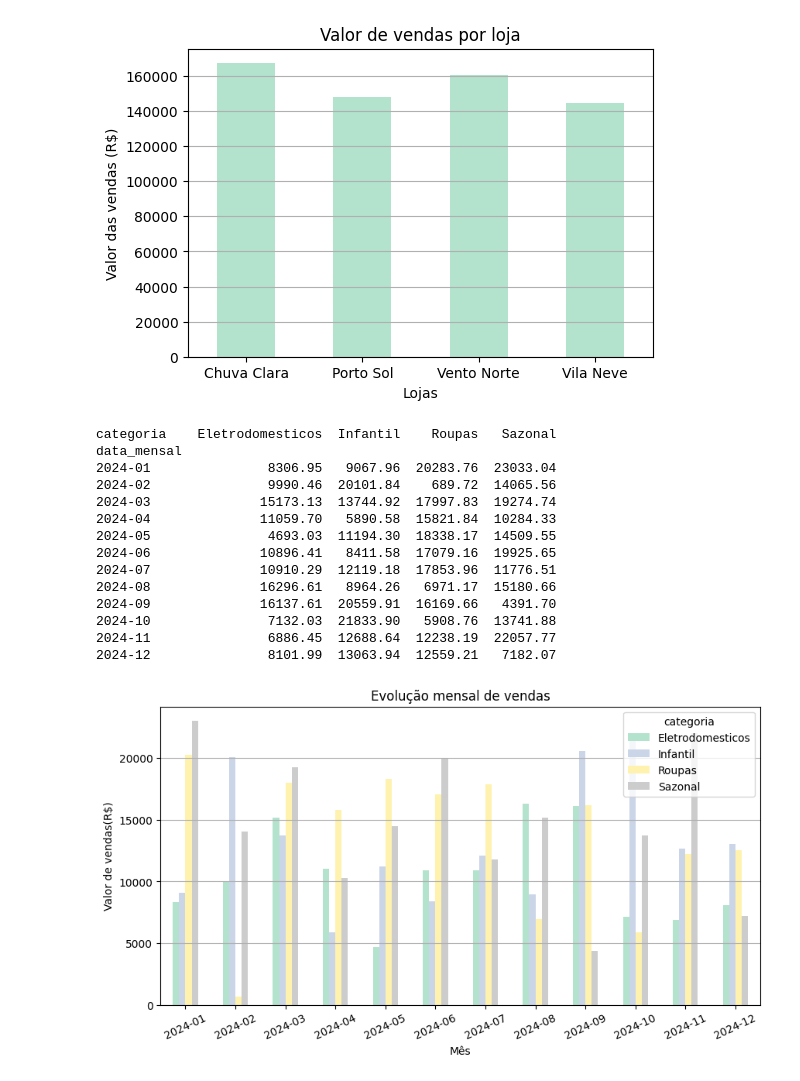
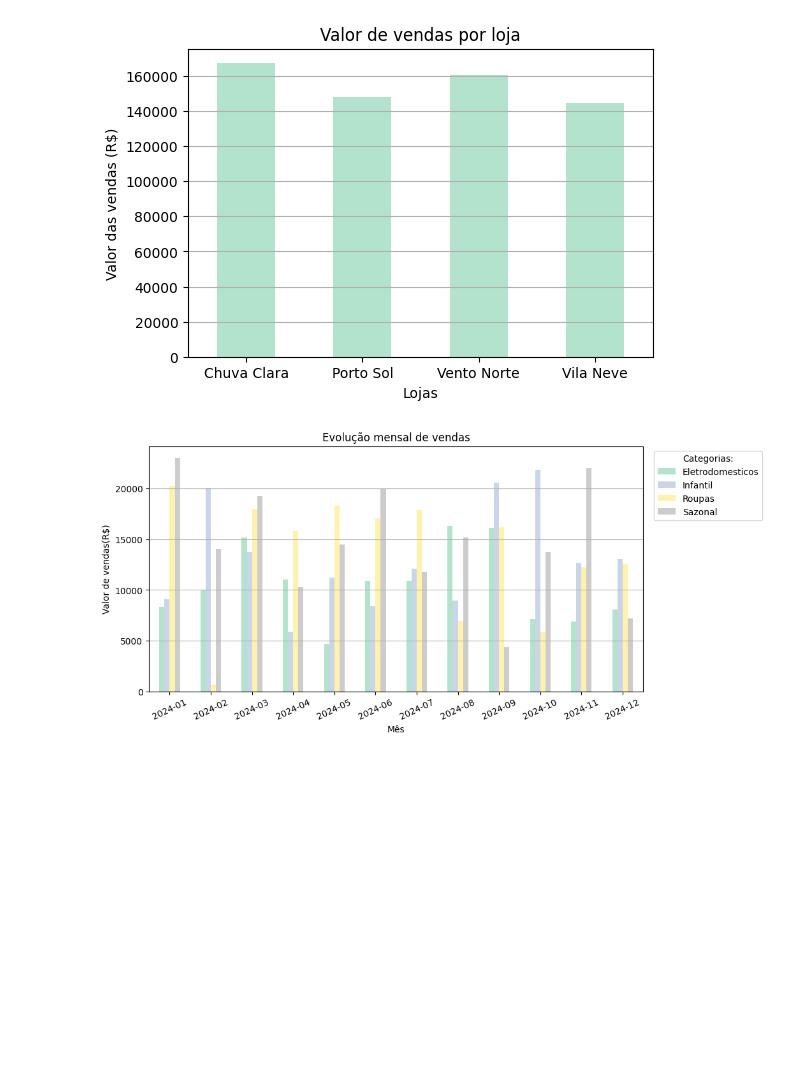
Before and after one commit to joaopbg06/dataFrame, a Jupyter notebook: analise.ipynb, the cells around one changed output. Cells and saved outputs as stored; diff of their text form; code cells hidden in the pictures; blank space fills up the shorter version.

```diff
--- a/analise.ipynb
+++ b/analise.ipynb
@@ -37,34 +37,21 @@ plt.show()
 # %%
 #2
 df_analise = df
 df_analise['data_mensal'] = df_analise['data'].dt.to_period('M')
 tab_vendas_mensais = df.groupby(['data_mensal', 'categoria'])['valor_venda'].sum().unstack()
-print(tab_vendas_mensais)
+
 
 
 tab_vendas_mensais.plot(kind='bar', colormap='Pastel2', figsize=(10,5))
 plt.title('Evolução mensal de vendas')
 plt.xlabel('Mês')
 plt.ylabel('Valor de vendas(R$)')
 plt.xticks(rotation=25)
+plt.legend(title = "Categorias:",loc='upper right', bbox_to_anchor=(1.25, 1) )
 plt.grid(axis= 'y')
 plt.show()
 # %% [output]
-categoria    Eletrodomesticos  Infantil    Roupas   Sazonal
-data_mensal
-2024-01               8306.95   9067.96  20283.76  23033.04
-2024-02               9990.46  20101.84    689.72  14065.56
-2024-03              15173.13  13744.92  17997.83  19274.74
-2024-04              11059.70   5890.58  15821.84  10284.33
-2024-05               4693.03  11194.30  18338.17  14509.55
-2024-06              10896.41   8411.58  17079.16  19925.65
-2024-07              10910.29  12119.18  17853.96  11776.51
-2024-08              16296.61   8964.26   6971.17  15180.66
-2024-09              16137.61  20559.91  16169.66   4391.70
-2024-10               7132.03  21833.90   5908.76  13741.88
-2024-11               6886.45  12688.64  12238.19  22057.77
-2024-12               8101.99  13063.94  12559.21   7182.07
-[figure, old version]
+[figure, new version]
 # %%
 #3
 df_analise = df
```
Also changed, not shown: parts of 6 cells of this notebook.
